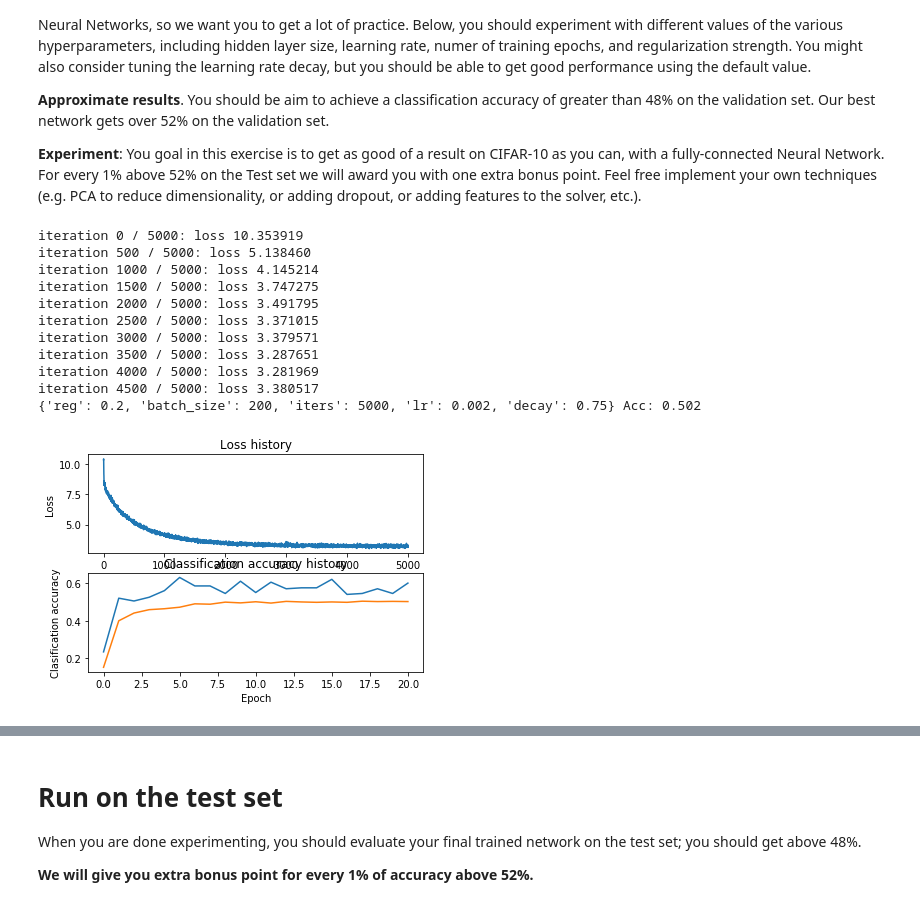
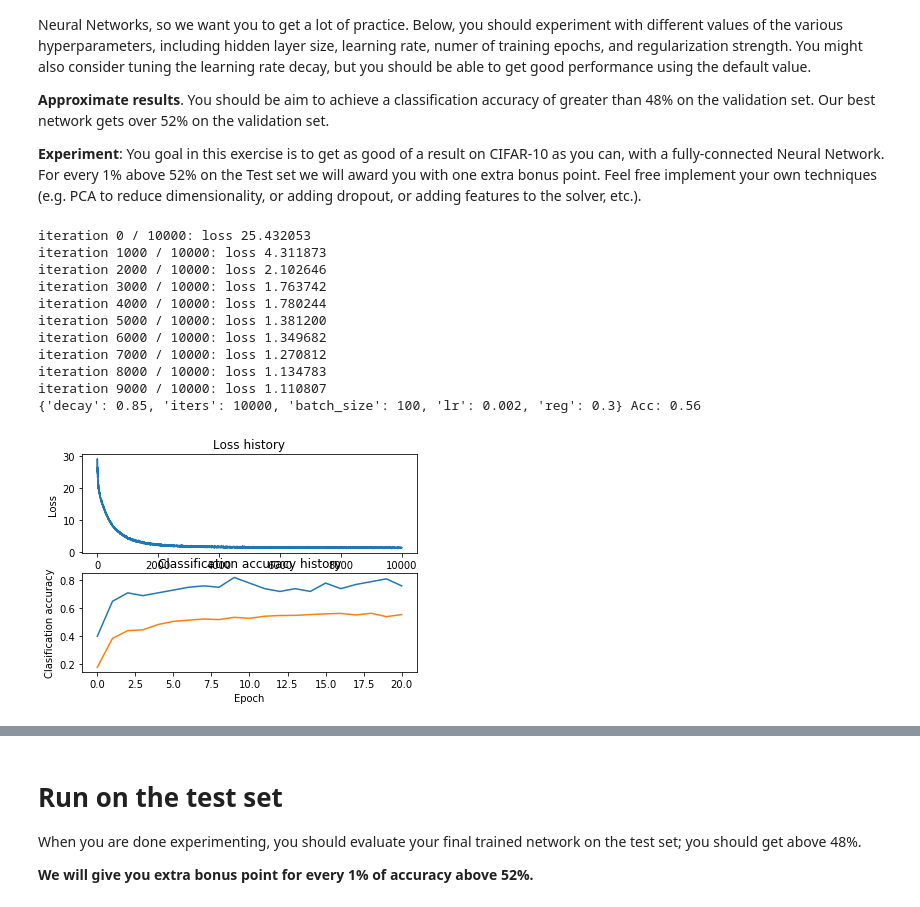
Before and after one commit to sbenditkis/cs231n, a Jupyter notebook: assignment1/two_layer_net.ipynb, the cells around one changed output, grey strips where cells are left out. Saved outputs shown, nothing was run; the diff lists cells and outputs as text; code cells hidden in the pictures.

```diff
--- a/assignment1/two_layer_net.ipynb
+++ b/assignment1/two_layer_net.ipynb
@@ -293,7 +293,7 @@ best_net = None # store the best model into this
 # automatically like we did on the previous exercises.                          #
 #################################################################################
 input_size = 32 * 32 * 3
-hidden_size = 100
+hidden_size = 200
 num_classes = 10
 
 best_acc = 0;
@@ -302,52 +302,52 @@ best_hp = None
 
 net = TwoLayerNet(input_size, hidden_size, num_classes, std=1e-2)
 hp = {
-    'iters' : 5000,
-    'batch_size' : 200,
+    'iters' : 10000,
+    'batch_size' : 100,
     'lr' : 2e-3,
-    'decay' : 0.95,
-    'reg' : 0.2
+    'decay' : 0.85,
+    'reg' : 0.3
 }
 
 # Train the network
 stats = net.train(X_train, y_train, X_val, y_val,
             num_iters=hp['iters'], batch_size=hp['batch_size'],
             learning_rate=hp['lr'], learning_rate_decay=hp['decay'],
             reg=hp['reg'], verbose=True)
 
 # Predict on the validation set
 val_acc = (net.predict(X_val) == y_val).mean()
 print(hp, "Acc:", val_acc)
 
 if val_acc>best_acc:
     best_acc = val_acc
     best_net=net
     best_hp = hp
 
 # Plot the loss function and train / validation accuracies
 plt.subplot(2, 1, 1)
 plt.plot(stats['loss_history'])
 plt.title('Loss history')
 plt.xlabel('Iteration')
 plt.ylabel('Loss')
 
 plt.subplot(2, 1, 2)
 plt.plot(stats['train_acc_history'], label='train')
 plt.plot(stats['val_acc_history'], label='val')
 plt.title('Classification accuracy history')
 plt.xlabel('Epoch')
 plt.ylabel('Clasification accuracy')
 plt.show()
 # %% [output]
-iteration 0 / 5000: loss 10.353919
-iteration 500 / 5000: loss 5.138460
-iteration 1000 / 5000: loss 4.145214
-iteration 1500 / 5000: loss 3.747275
-iteration 2000 / 5000: loss 3.491795
-iteration 2500 / 5000: loss 3.371015
-iteration 3000 / 5000: loss 3.379571
-iteration 3500 / 5000: loss 3.287651
-iteration 4000 / 5000: loss 3.281969
-iteration 4500 / 5000: loss 3.380517
-{'reg': 0.2, 'batch_size': 200, 'iters': 5000, 'lr': 0.002, 'decay': 0.75} Acc: 0.502
+iteration 0 / 10000: loss 25.432053
+iteration 1000 / 10000: loss 4.311873
+iteration 2000 / 10000: loss 2.102646
+iteration 3000 / 10000: loss 1.763742
+iteration 4000 / 10000: loss 1.780244
+iteration 5000 / 10000: loss 1.381200
+iteration 6000 / 10000: loss 1.349682
+iteration 7000 / 10000: loss 1.270812
+iteration 8000 / 10000: loss 1.134783
+iteration 9000 / 10000: loss 1.110807
+{'decay': 0.85, 'iters': 10000, 'batch_size': 100, 'lr': 0.002, 'reg': 0.3} Acc: 0.56
-[figure, old version]
+[figure, new version]
```
Also changed, not shown: parts of 6 cells of this notebook, 1 other file.
